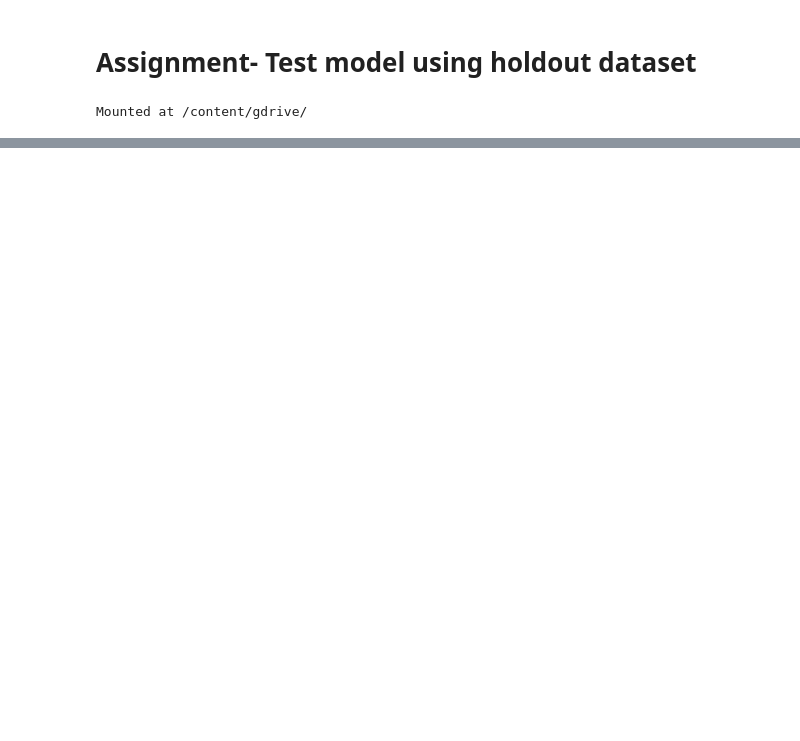
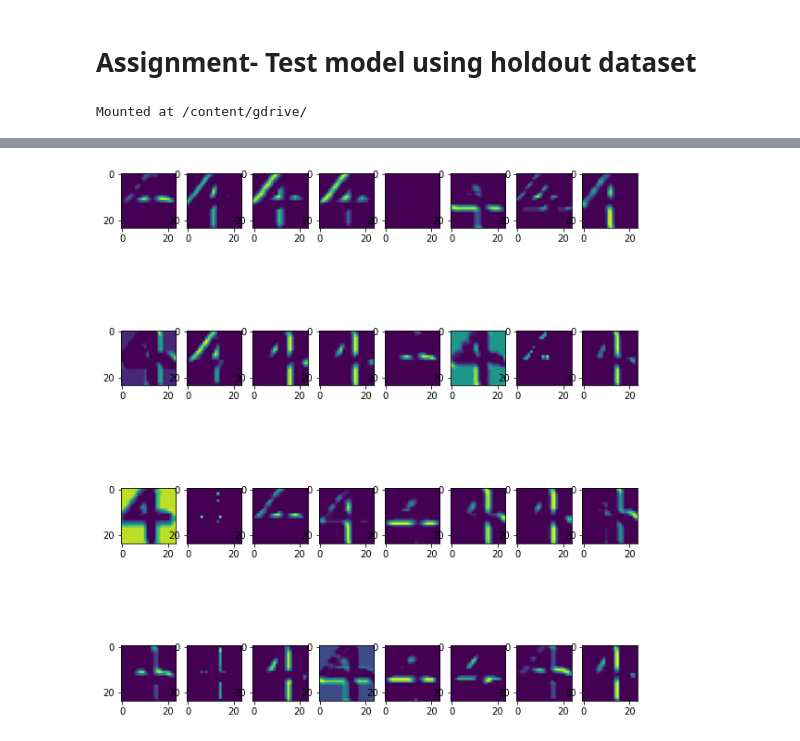
Before and after one commit to CWanjohi/SimpleImageClassifier, a Jupyter notebook: DIP_Coursework.ipynb, the cells around one changed output, grey strips where cells are left out. Cells and saved outputs as stored; diff of their text form; code cells hidden in the pictures; blank space fills up the shorter version.

```diff
--- a/DIP_Coursework.ipynb
+++ b/DIP_Coursework.ipynb
@@ -569,0 +624,13 @@ for i in range(5):
+# %%
+def display_activations(activations,col_size,row_size,act_index):
+  activation = activations[act_index]
+  activation_index = 0
+  fig,ax = plt.subplots(row_size,col_size, figsize=(row_size*2.5,col_size*1.5))
+  for row in range(0,row_size):
+    for col in range(0,col_size):
+      ax[row][col].imshow(activation[0,:,:,activation_index],cmap = 'viridis')
+      activation_index += 1
+
+display_activations(activations,8,4,1)
+# %% [output]
+[figure, added]
```
Also changed, not shown: parts of 39 cells of this notebook.
